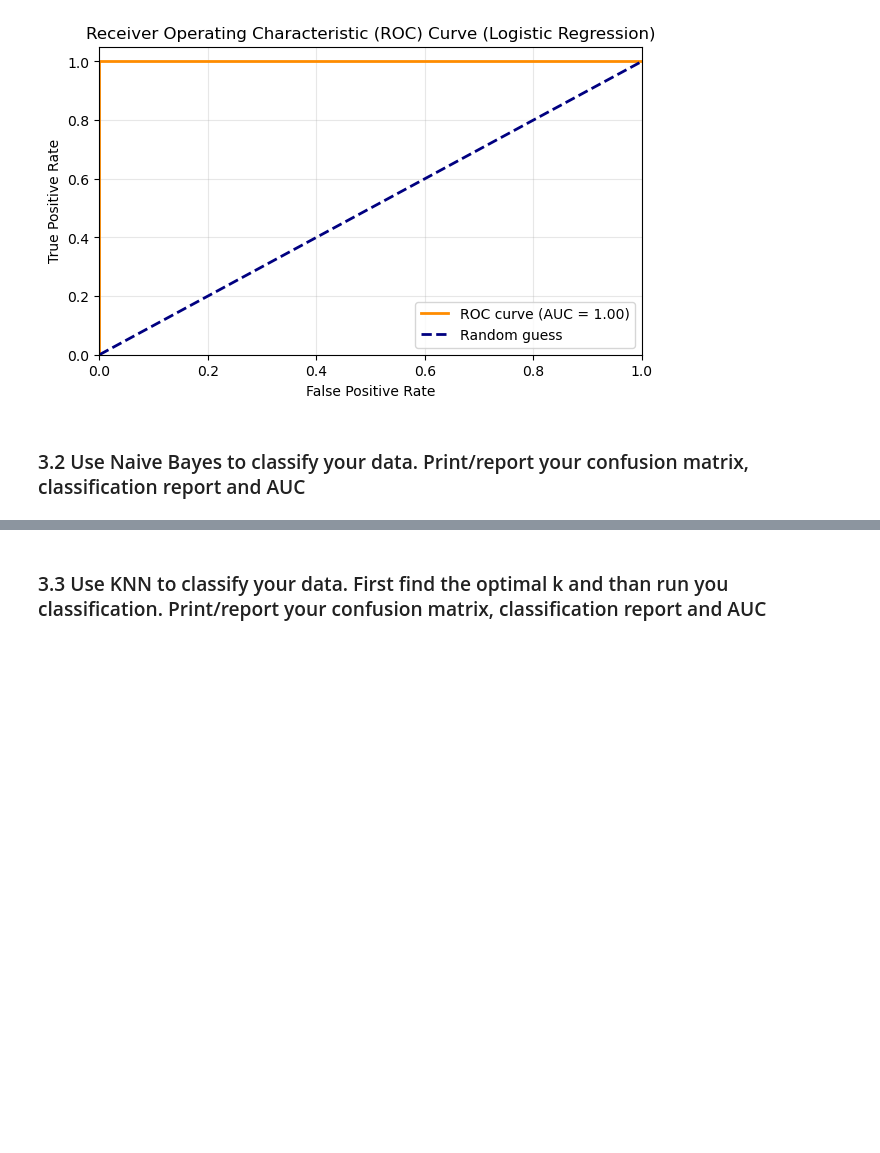
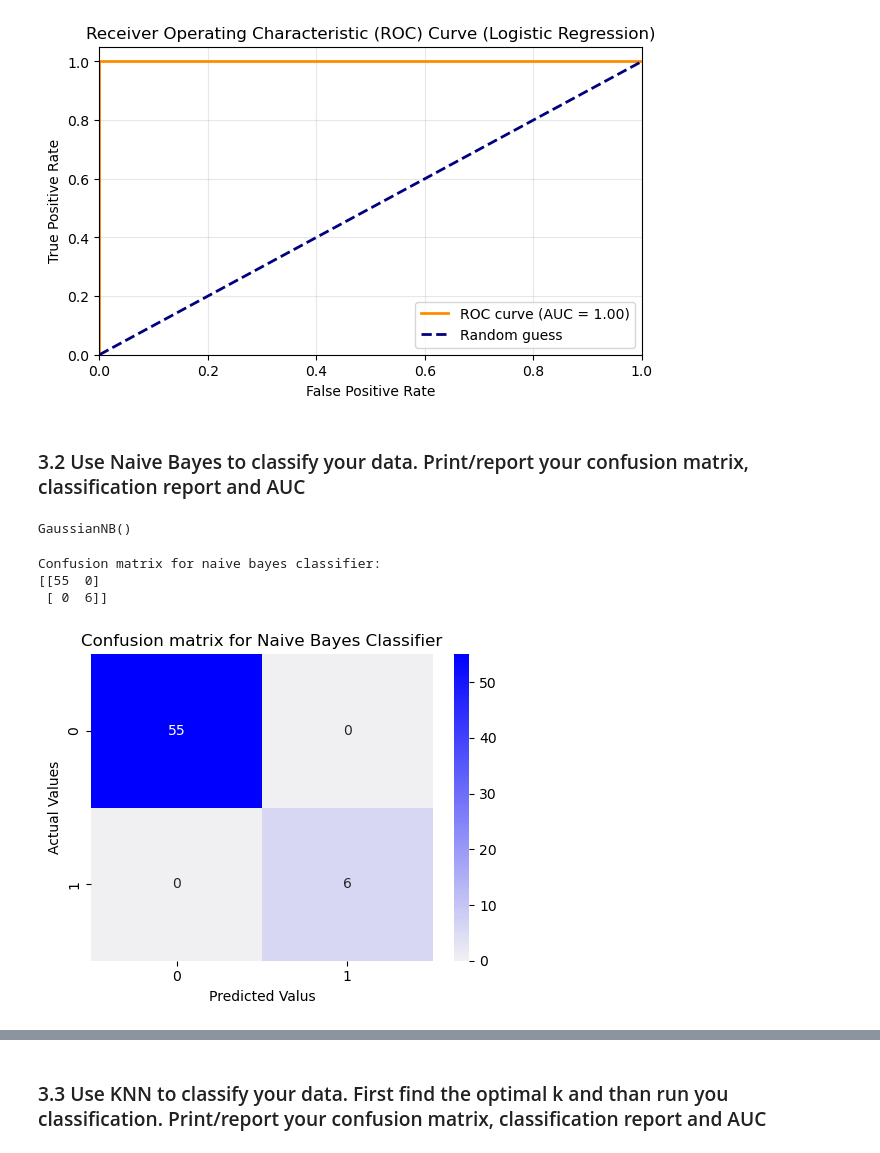
Before and after one commit to buddhathapa12/PrespectiveOnDataScience, a Jupyter notebook: ClassificationAnalysis/E923Q669_CS746_HW5_Classification.ipynb, the cells around one changed output, grey strips where cells are left out. Saved outputs shown, nothing was run; the diff lists cells and outputs as text; code cells hidden in the pictures; blank space fills up the shorter version.

Commit message:
Prepared naive bayes model, predicted y, calculated confusion matrix and classification report with plot

```diff
--- a/ClassificationAnalysis/E923Q669_CS746_HW5_Classification.ipynb
+++ b/ClassificationAnalysis/E923Q669_CS746_HW5_Classification.ipynb
@@ -338,3 +338,26 @@ AUC: 1.00
 ### 3.2 Use Naive Bayes to classify your data. Print/report your confusion matrix, classification report and AUC
 # %%
 #your code
+naive_bayes_model = GaussianNB()
+naive_bayes_model.fit(X = X_train, y = y_train)
+# %% [output]
+GaussianNB()
+# %%
+y_pred_nb = naive_bayes_model.predict(X_test)
+
+nb_confusion_matrix = confusion_matrix(y_true= y_test, y_pred= y_pred_nb)
+print(f"Confusion matrix for naive bayes classifier: \n{nb_confusion_matrix} \n")
+
+#Conffusion matrix plot
+plt.figure(figsize=(5,4))
+sns.heatmap(nb_confusion_matrix, annot= True, cmap= sns.color_palette("light:b", as_cmap=True))
+plt.xlabel("Predicted Valus")
+plt.ylabel("Actual Values")
+plt.title("Confusion matrix for Naive Bayes Classifier")
+plt.tight_layout()
+plt.show()
+# %% [output]
+Confusion matrix for naive bayes classifier:
+[[55  0]
+ [ 0  6]]
+[figure, added]
```
Also changed, not shown: parts of 4 cells of this notebook.
